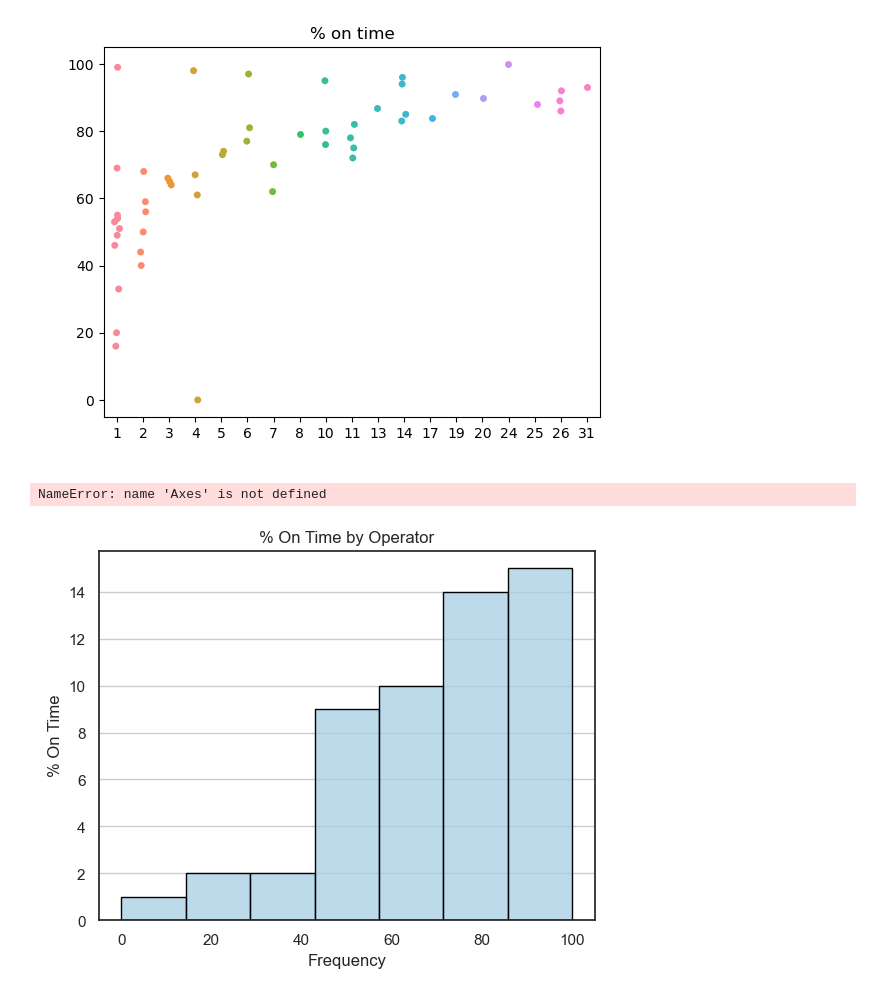
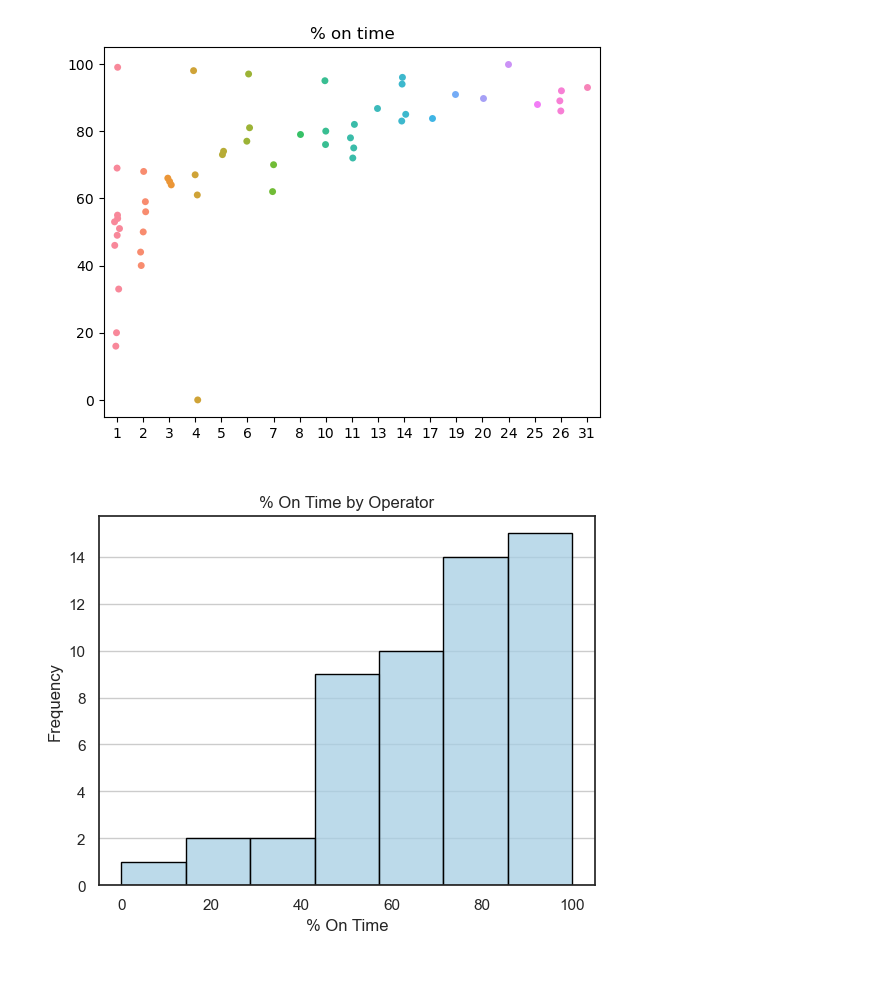
Before and after one commit to NSS-Data-Analytics-Cohort-7/wego-shut_up_and_take_my_query, a Jupyter notebook: notebooks/wego_five_otp.ipynb, the cells around one changed output. Saved outputs shown, nothing was run; the diff lists cells and outputs as text; code cells hidden in the pictures.

```diff
--- a/notebooks/wego_five_otp.ipynb
+++ b/notebooks/wego_five_otp.ipynb
@@ -257,12 +253,8 @@ sns.color_palette = ['Paried']
 #sns.color_palette = ['Paried']
 # %%
 sns.histplot(x = 'pct_on_time',
-                  data=time_pct,edgecolor="0").set(title = '% On Time by Operator',xlabel='Frequency',ylabel='% On Time')
+            data=time_pct,edgecolor="0").set(title = '% On Time by Operator',ylabel='Frequency',xlabel='% On Time')
 sns.set_theme(style='white', palette=('Paired'), font='sans-serif', font_scale=1, color_codes=True, rc=None)
 plt.grid(visible = True, axis = 'y')
-
-lab = ['0','10','20','30','40','50','60']
-Axes.set_xticklabels(lab)
 # %% [output]
-NameError: name 'Axes' is not defined
-[figure, old version]
+[figure, new version]
```
Also changed, not shown: parts of 6 cells of this notebook.
